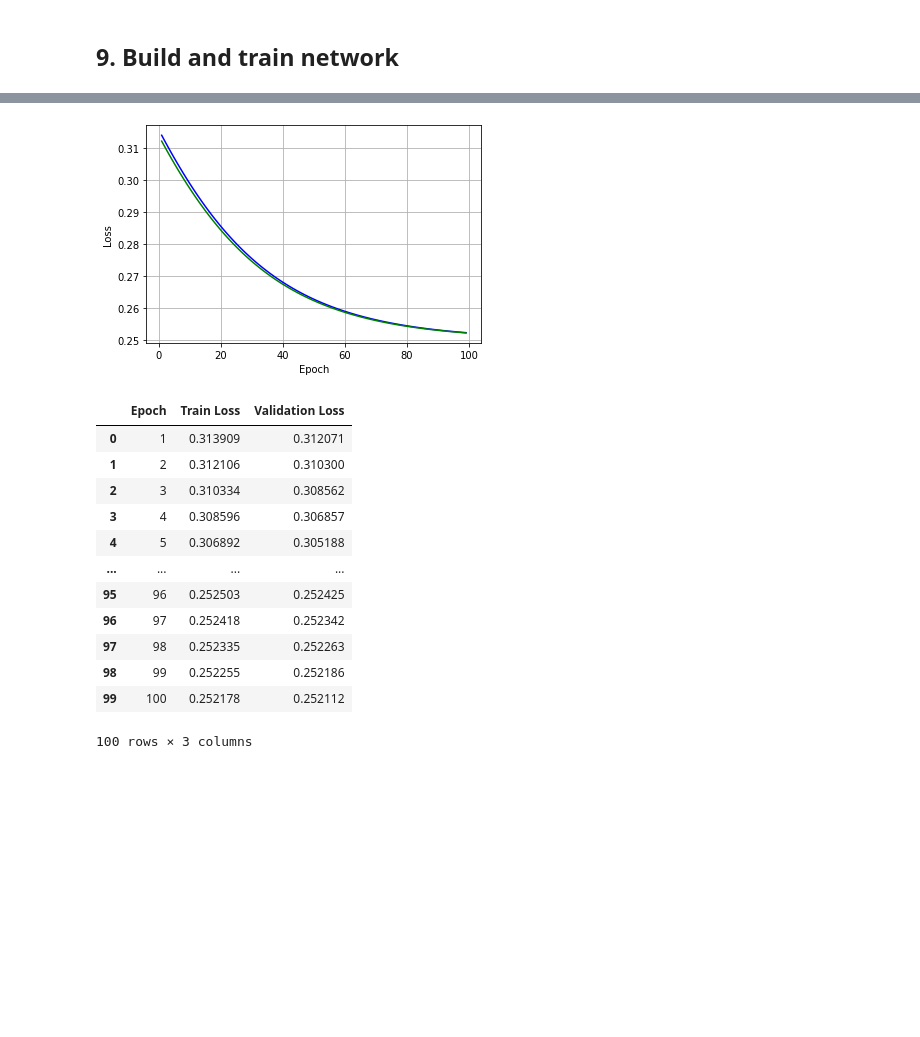
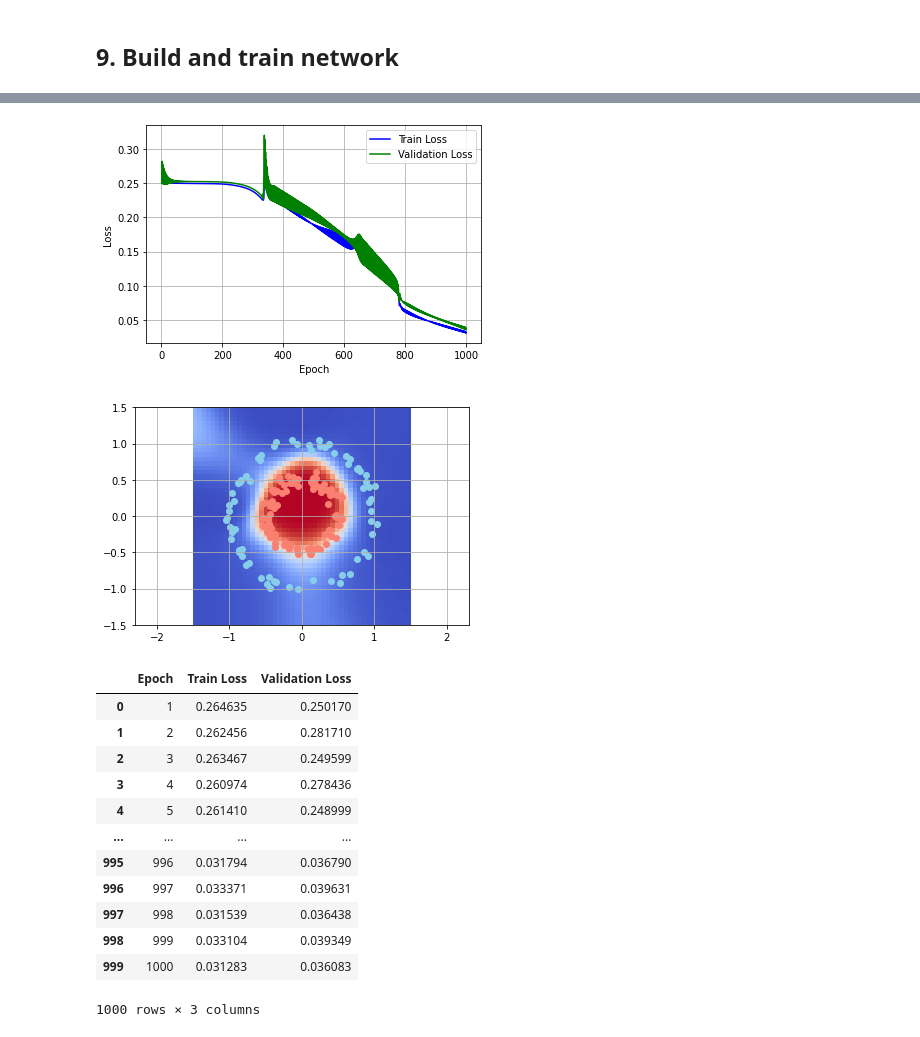
Before and after one commit to adrianmarino/neural-network-from-scratch, a Jupyter notebook: Neural_network_from_scratch.ipynb, the cells around one changed output, grey strips where cells are left out. Saved outputs shown, nothing was run; the diff lists cells and outputs as text; code cells hidden in the pictures; blank space fills up the shorter version.

Commit message:
Plot prediction progress under validation set to understand & learning process

```diff
--- a/Neural_network_from_scratch.ipynb
+++ b/Neural_network_from_scratch.ipynb
@@ -319,0 +303,5 @@ class PlotLossesCallback(TrainCallback):
+# %%
+class PlotLossesCallback(TrainCallback):
+    def perform(self, ctx):
+        if ctx.epoch % ctx.update_interval == 0:
+            LossesPlotter.plot(ctx.summary)
@@ -374,18 +380,20 @@ class Network:
             delta = layer_output.activation.T @ layer_error
             layer.W = layer.W - delta * lr
 
-    def train(self, X, Y, loss_fn, lr, epochs, callbacks = []):
-        with tqdm(range(1, epochs + 1), unit='Epoch') as pbar:
-            context = TrainCallbackContext(loss_fn, network, Y, pbar)
+    def train(self, train_set, validation_set, loss_fn, lr, epochs, callbacks = [], interval=10):
+        context = TrainCallbackContext(self, train_set, validation_set, loss_fn, interval)
 
-            for epoch in range(1, epochs + 1):
-                outputs = self.__forward_pass(X)
-                errors = self.__backward_propagation(loss_fn, outputs, Y)
-                self.__gradient_desent_optimization(outputs, errors, lr)
+        for epoch in range(1, epochs + 1):
+            outputs = self.__forward_pass(X=context.train_set[0])
 
-                context.update(epoch, outputs[-1].activation)
-                [c.perform(context) for c  in callbacks]
-                pbar.update()
+            errors = self.__backward_propagation(
+                loss_fn, outputs, Y=context.train_set[1]
+            )
+
+            self.__gradient_desent_optimization(outputs, errors, lr)
+
+            context.update(epoch, outputs[-1].activation)
+            [c.perform(context) for c  in callbacks]
 
         return context.summary
 # %% [markdown]
@@ -405,7 +413,6 @@ class MSEDerivateFunction(Function):
 network = Network.builder() \
     .sigm_dense(neurons = 4, inputs = 2) \
     .sigm_dense(neurons = 8) \
-    .sigm_dense(neurons = 4) \
     .sigm_dense(neurons = 1) \
     .build()
 
@@ -420,31 +426,33 @@ network.plot()
 # %%
-X_train, X_val, y_train, y_val = dataset.train_test(0.3)
+X_train, X_val, Y_train, Y_val = dataset.train_test(0.3)
 
 summary = network.train(
-    X_train,
-    y_train,
-    lr=0.001,
-    epochs=100,
+    train_set=(X_train, Y_train),
+    validation_set=(X_val, Y_val),
+    lr=0.05,
+    epochs=1_000,
     loss_fn=MSEFunction(),
     callbacks=[
-        TrainSummaryCallback(X_val, y_val),
-        PlotLossesCallback(interval=10)
+        TrainSummaryCallback(),
+        PlotLossesCallback(),
+        PlotLerningCallback()
     ]
 )
 
 summary.show()
 # %% [output]
-[figure, old version]
+[figure, new version]
+[figure, added]
 |  | Epoch | Train Loss | Validation Loss |
-| 0 | 1 | 0.313909 | 0.312071 |
-| 1 | 2 | 0.312106 | 0.310300 |
-| 2 | 3 | 0.310334 | 0.308562 |
-| 3 | 4 | 0.308596 | 0.306857 |
-| 4 | 5 | 0.306892 | 0.305188 |
+| 0 | 1 | 0.264635 | 0.250170 |
+| 1 | 2 | 0.262456 | 0.281710 |
+| 2 | 3 | 0.263467 | 0.249599 |
+| 3 | 4 | 0.260974 | 0.278436 |
+| 4 | 5 | 0.261410 | 0.248999 |
 | ... | ... | ... | ... |
-| 95 | 96 | 0.252503 | 0.252425 |
-| 96 | 97 | 0.252418 | 0.252342 |
-| 97 | 98 | 0.252335 | 0.252263 |
-| 98 | 99 | 0.252255 | 0.252186 |
-| 99 | 100 | 0.252178 | 0.252112 |
+| 995 | 996 | 0.031794 | 0.036790 |
+| 996 | 997 | 0.033371 | 0.039631 |
+| 997 | 998 | 0.031539 | 0.036438 |
+| 998 | 999 | 0.033104 | 0.039349 |
+| 999 | 1000 | 0.031283 | 0.036083 |
-100 rows × 3 columns
+1000 rows × 3 columns
```
Also changed, not shown: parts of 12 cells of this notebook.
